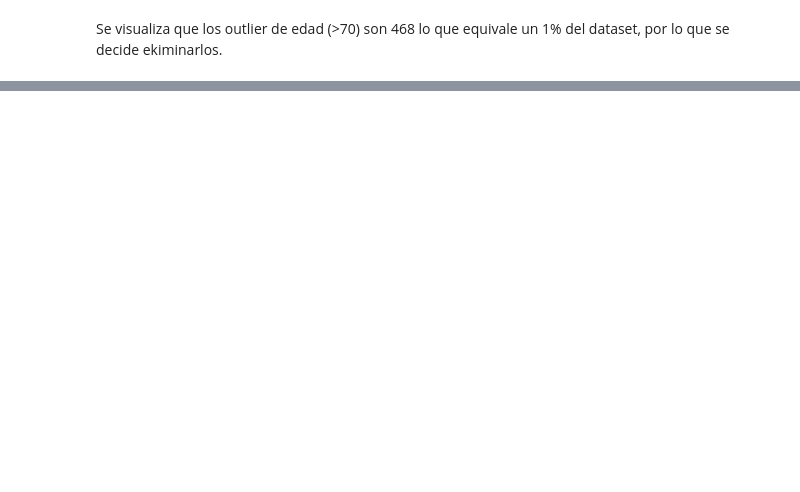
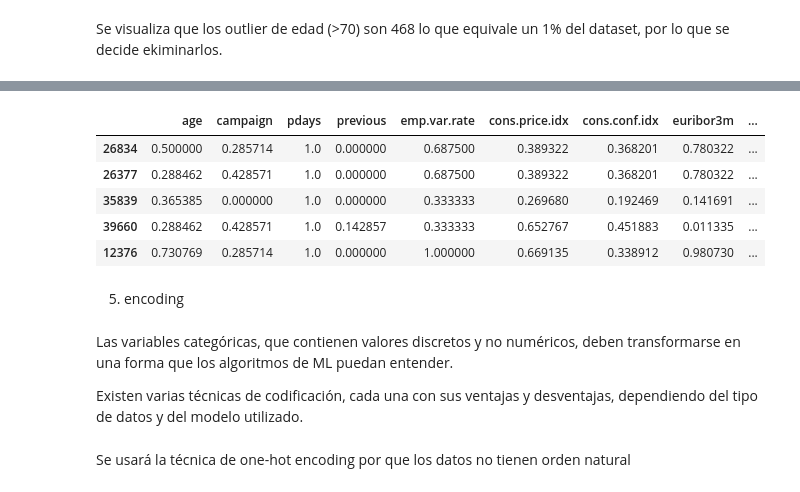
Before and after one commit to 4GeeksAcademy/machine-learning-python-template_regresion_logistica_melissahm, a Jupyter notebook: src/explore.ipynb, the cells around one changed output, grey strips where cells are left out. Cells and saved outputs as stored; diff of their text form; code cells hidden in the pictures; blank space fills up the shorter version.

```diff
--- a/src/explore.ipynb
+++ b/src/explore.ipynb
@@ -725,0 +905,31 @@ df = df[df["age"] < 70]
+# %%
+# instancio el escalador
+scaler = MinMaxScaler()
+
+# entreno el escalador con los datos de entrenamiento
+
+scaler.fit(X_train[num_variables])
+
+# aplico el escalador en amhos
+X_train_num_mm = scaler.transform(X_train[num_variables])
+X_train_num_mm = pd.DataFrame(X_train_num_mm, index = X_train.index, columns = num_variables)
+
+X_test_num_mm = scaler.transform(X_test[num_variables])
+X_test_num_mm = pd.DataFrame(X_test_num_mm, index = X_test.index, columns = num_variables)
+
+X_train_num_mm.head()
+# %% [output]
+|  | age | campaign | pdays | previous | emp.var.rate | cons.price.idx | cons.conf.idx | euribor3m | ... |
+| 26834 | 0.500000 | 0.285714 | 1.0 | 0.000000 | 0.687500 | 0.389322 | 0.368201 | 0.780322 | ... |
+| 26377 | 0.288462 | 0.428571 | 1.0 | 0.000000 | 0.687500 | 0.389322 | 0.368201 | 0.780322 | ... |
+| 35839 | 0.365385 | 0.000000 | 1.0 | 0.000000 | 0.333333 | 0.269680 | 0.192469 | 0.141691 | ... |
+| 39660 | 0.288462 | 0.428571 | 1.0 | 0.142857 | 0.333333 | 0.652767 | 0.451883 | 0.011335 | ... |
+| 12376 | 0.730769 | 0.285714 | 1.0 | 0.000000 | 1.000000 | 0.669135 | 0.338912 | 0.980730 | ... |
+# %% [markdown]
+5. encoding
+# %% [markdown]
+Las variables categóricas, que contienen valores discretos y no numéricos, deben transformarse en una forma que los algoritmos de ML puedan entender.
+
+Existen varias técnicas de codificación, cada una con sus ventajas y desventajas, dependiendo del tipo de datos y del modelo utilizado.
+# %% [markdown]
+Se usará la técnica de one-hot encoding  por que los datos no tienen orden natural
```
Also changed, not shown: parts of 34 cells of this notebook.
